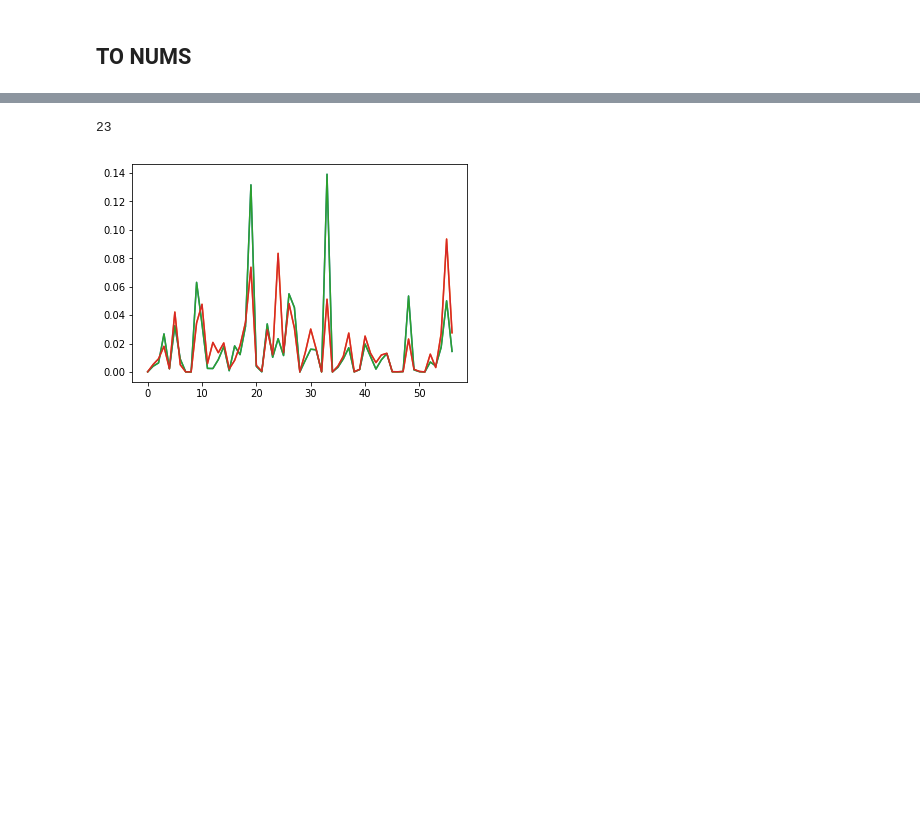
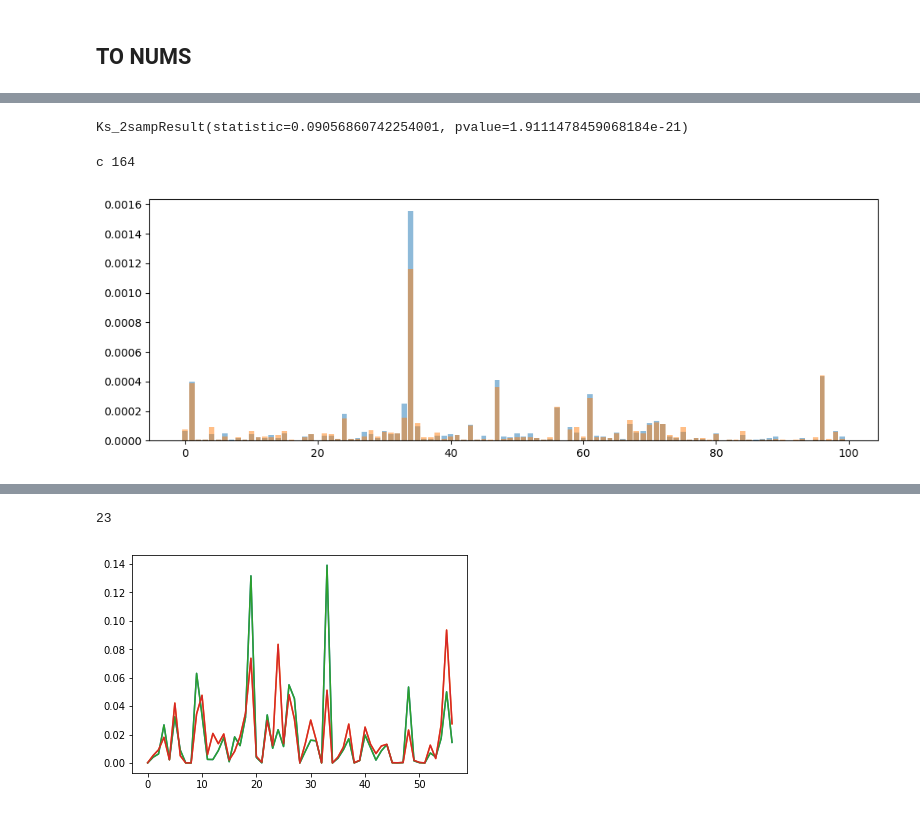
Before and after one commit to rykachevskiy/t-killer-or-t-helper, a Jupyter notebook: Investigator.ipynb, the cells around one changed output, grey strips where cells are left out. Saved outputs shown, nothing was run; the diff lists cells and outputs as text; code cells hidden in the pictures; blank space fills up the shorter version.

Commit message:
processed_all_data

```diff
--- a/Investigator.ipynb
+++ b/Investigator.ipynb
@@ -198,3 +123,6 @@ np.save("../data/Dv_PB/X_0", X_0)
 np.save("../data/Dv_PB/X_1", X_1)
 np.save("../data/Dv_PB/X_2", X_2)
 np.save("../data/Dv_PB/y", y)
+# %%
+X = [np.load("../data/Dv_PB/X_"+str(i)+".npy") for i in range(3)]
+y = np.load("../data/Dv_PB/y.npy")
@@ -200,0 +266,3 @@ np.save("../data/Dv_PB/y", y)
+# %%
+s4_3 = all_ngrams(t4_fin["CDR3aa"].values, 3)
+s8_3 = all_ngrams(t8_fin["CDR3aa"].values, 3)
@@ -200,0 +276,7 @@ np.save("../data/Dv_PB/y", y)
+# %%
+for ngramm in tqdm_notebook(sorted(list(intersection_3))):
+    intersection_with_counts.loc[ngramm, 4] = s4_3[ngramm]
+    intersection_with_counts.loc[ngramm, 8] = s8_3[ngramm]
+
+intersection_with_counts[4] = intersection_with_counts[4] / intersection_with_counts[4].sum()
+intersection_with_counts[8] = intersection_with_counts[8] / intersection_with_counts[8].sum()
@@ -200,0 +316,12 @@ np.save("../data/Dv_PB/y", y)
+# %%
+ks_2samp(intersection_with_counts[4].values, intersection_with_counts[8])
+# %% [output]
+Ks_2sampResult(statistic=0.09056860742254001, pvalue=1.9111478459068184e-21)
+# %%
+counter = 0
+for trig in s8_3.keys():
+    if not trig in intersection_3:
+        counter += s8_3[trig]
+print("c", counter)
+# %% [output]
+c 164
@@ -200,0 +331,14 @@ np.save("../data/Dv_PB/y", y)
+# %%
+def plot_bar_part(table, start, end):
+    #with plt.xkcd():
+    plt.figure(figsize=(12, 4))
+    # = table.index.values[start:end]
+    #print(plt.xticks)
+    plt.bar(np.arange(end-start), table[start:end][4], alpha = 0.5)
+    plt.bar(np.arange(end-start), table[start:end][8],  alpha = 0.5)
+    plt.xticks = []
+    plt.show()
+# %%
+plot_bar_part(intersection_with_counts, 100, 200)
+# %% [output]
+[figure, added]
```
Also changed, not shown: parts of 96 cells of this notebook, 2 other files.
